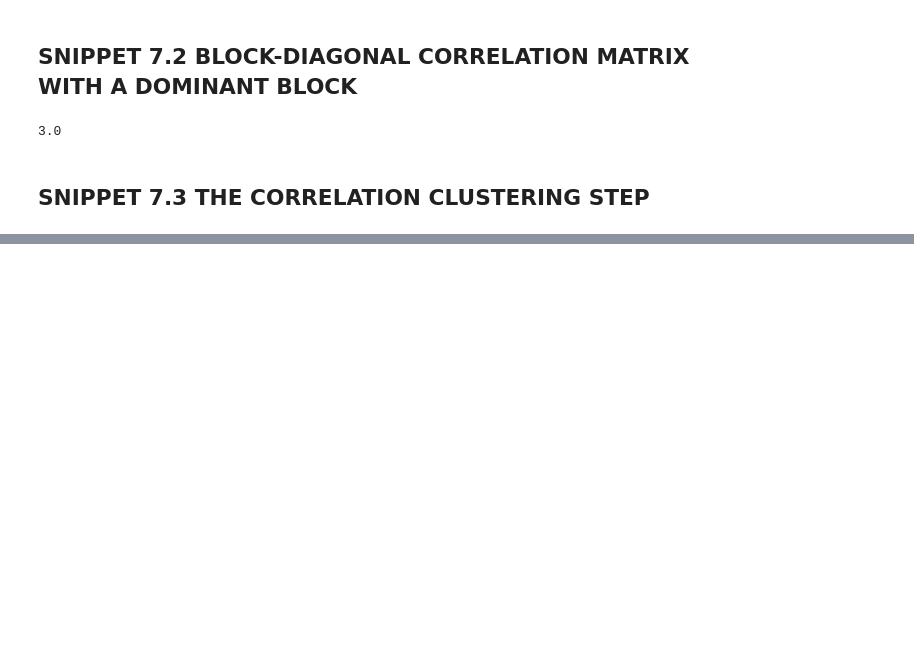
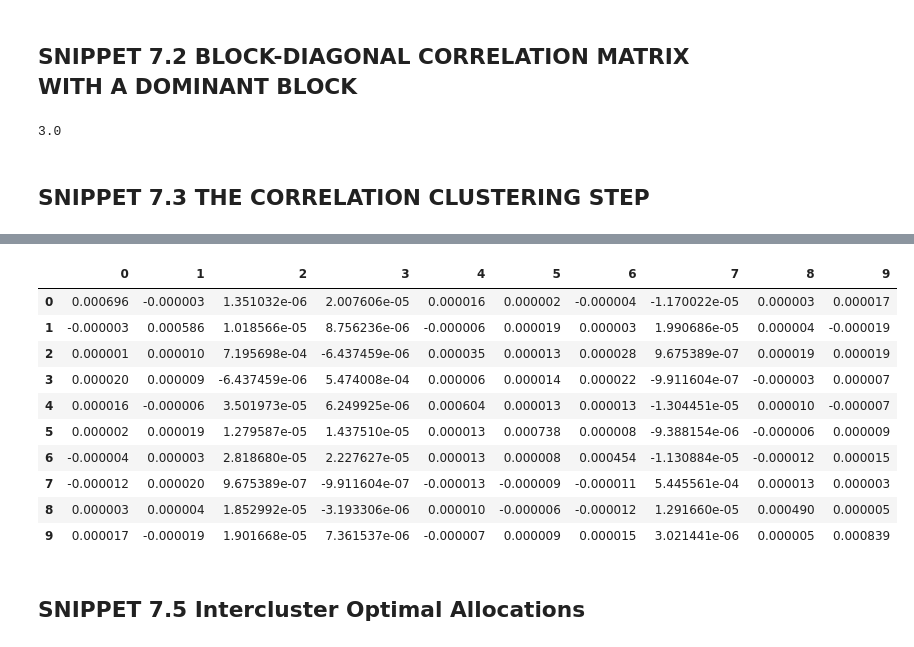
Before and after one commit to Eric-Kim-HY/machine-learning-for-asset-managers, a Jupyter notebook: notebook/Ch_07_Portfolio_Construction.ipynb, the cells around one changed output, grey strips where cells are left out. Drawn from its saved outputs; the diff is of its cells as text; code cells hidden in the pictures; blank space fills up the shorter version.

```diff
--- a/notebook/Ch_07_Portfolio_Construction.ipynb
+++ b/notebook/Ch_07_Portfolio_Construction.ipynb
@@ -289,0 +333,16 @@ corr1, clstrs,silh = clusterKMeansBase(corr1, maxNumClusters= int(corr0.shape[0]
+# %%
+cov2
+# %% [output]
+|  | 0 | 1 | 2 | 3 | 4 | 5 | 6 | 7 | 8 | 9 |
+| 0 | 0.000696 | -0.000003 | 1.351032e-06 | 2.007606e-05 | 0.000016 | 0.000002 | -0.000004 | -1.170022e-05 | 0.000003 | 0.000017 |
+| 1 | -0.000003 | 0.000586 | 1.018566e-05 | 8.756236e-06 | -0.000006 | 0.000019 | 0.000003 | 1.990686e-05 | 0.000004 | -0.000019 |
+| 2 | 0.000001 | 0.000010 | 7.195698e-04 | -6.437459e-06 | 0.000035 | 0.000013 | 0.000028 | 9.675389e-07 | 0.000019 | 0.000019 |
+| 3 | 0.000020 | 0.000009 | -6.437459e-06 | 5.474008e-04 | 0.000006 | 0.000014 | 0.000022 | -9.911604e-07 | -0.000003 | 0.000007 |
+| 4 | 0.000016 | -0.000006 | 3.501973e-05 | 6.249925e-06 | 0.000604 | 0.000013 | 0.000013 | -1.304451e-05 | 0.000010 | -0.000007 |
+| 5 | 0.000002 | 0.000019 | 1.279587e-05 | 1.437510e-05 | 0.000013 | 0.000738 | 0.000008 | -9.388154e-06 | -0.000006 | 0.000009 |
+| 6 | -0.000004 | 0.000003 | 2.818680e-05 | 2.227627e-05 | 0.000013 | 0.000008 | 0.000454 | -1.130884e-05 | -0.000012 | 0.000015 |
+| 7 | -0.000012 | 0.000020 | 9.675389e-07 | -9.911604e-07 | -0.000013 | -0.000009 | -0.000011 | 5.445561e-04 | 0.000013 | 0.000003 |
+| 8 | 0.000003 | 0.000004 | 1.852992e-05 | -3.193306e-06 | 0.000010 | -0.000006 | -0.000012 | 1.291660e-05 | 0.000490 | 0.000005 |
+| 9 | 0.000017 | -0.000019 | 1.901668e-05 | 7.361537e-06 | -0.000007 | 0.000009 | 0.000015 | 3.021441e-06 | 0.000005 | 0.000839 |
+# %% [markdown]
+## SNIPPET 7.5 Intercluster Optimal Allocations
```
Also changed, not shown: parts of 16 cells of this notebook.
